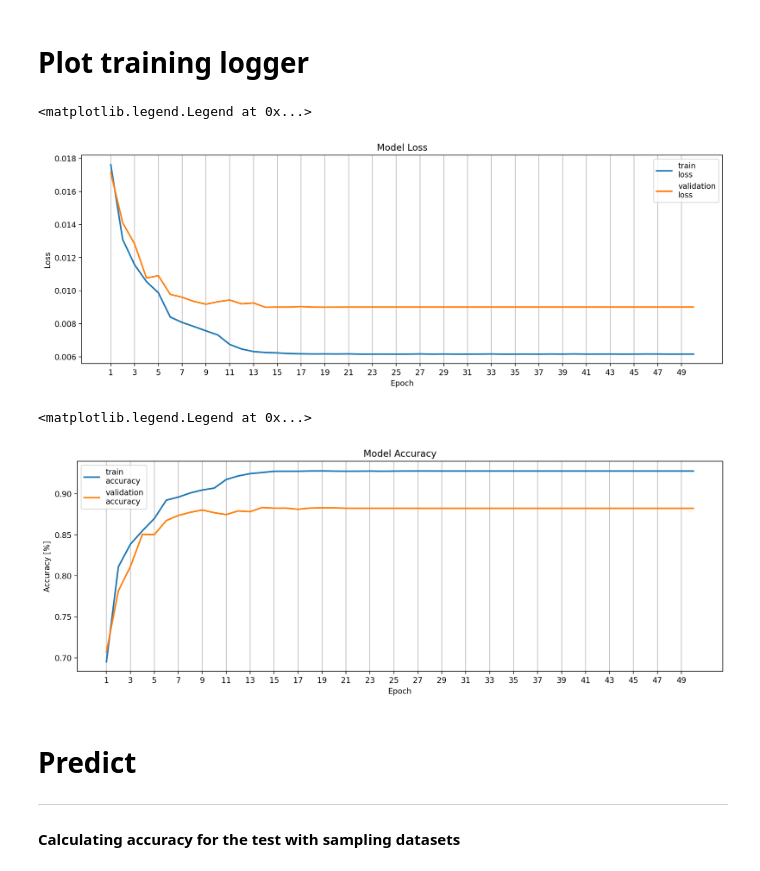
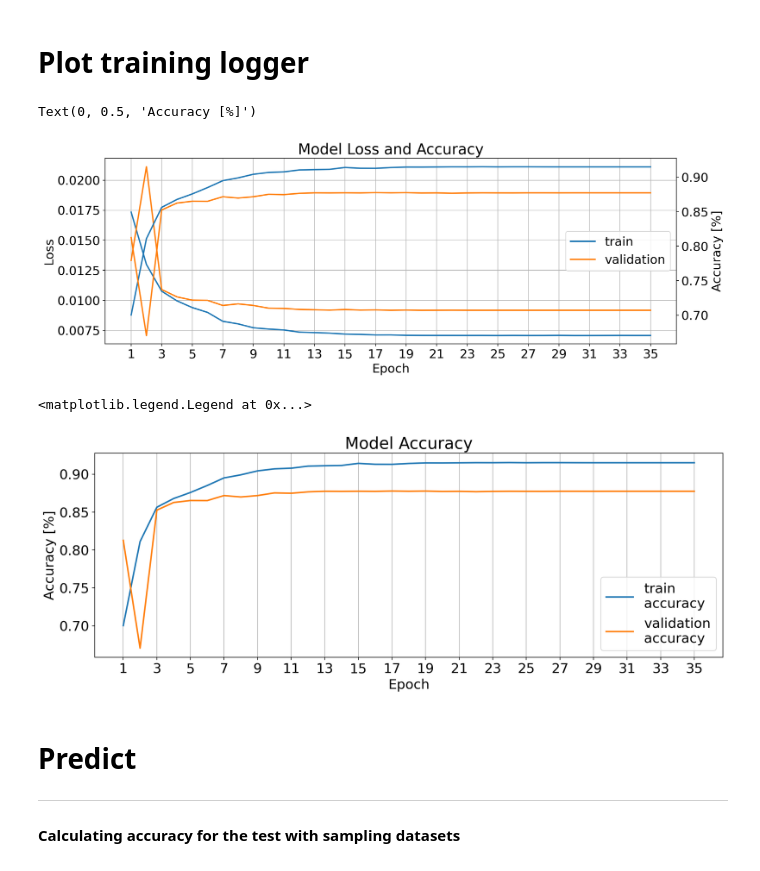
Before and after one commit to RoyElkabetz/Sentiment-Classification-of-Machine-Summarized-Text, a Jupyter notebook: notebooks/Text_Classification_full_vs_machine_summarized.ipynb, the cells around one changed output. Saved outputs shown, nothing was run; the diff lists cells and outputs as text; code cells hidden in the pictures.

```diff
--- a/notebooks/Text_Classification_full_vs_machine_summarized.ipynb
+++ b/notebooks/Text_Classification_full_vs_machine_summarized.ipynb
@@ -380,7 +382,7 @@ def evaluate(dataloader, logger=None):
     return total_acc / total_count
 # %%
 # Hyperparameters
-EPOCHS = 50               # epoch
+EPOCHS = 35               # epoch
 LR = 5                    # learning rate
 BATCH_SIZE = 32           # batch size
 N_CLASSES = 2             # positive / negatinve
@@ -455,22 +457,31 @@ for epoch in range(1, EPOCHS + 1):
 # Plot training logger
 # %%
 import matplotlib.pylab as plt
+from pylab import rcParams
+rcParams.update({'font.size': 18})
 fig, ax = plt.subplots(1, 1, figsize=(15, 5), dpi=200)
 fig.patch.set_facecolor('white')
 
 # plot loss
-p1 = ax.plot(logger.logger['epochs'], logger.logger['train_loss'], linewidth=2, label='train\nloss')
-p2 = ax.plot(logger.logger['epochs'], logger.logger['valid_loss'], linewidth=2, label='validation\nloss')
+p1 = ax.plot(logger.logger['epochs'], logger.logger['train_loss'], linewidth=2, label='train')
+p2 = ax.plot(logger.logger['epochs'], logger.logger['valid_loss'], linewidth=2, label='validation')
 ax.set_xticks(range(1, EPOCHS + 1, 2))
 ax.set_xticklabels(range(1, EPOCHS + 1, 2))
 ax.set_xlabel('Epoch')
 ax.set_ylabel('Loss')
-ax.set_title('Model Loss')
+ax.set_title('Model Loss and Accuracy')
 ax.xaxis.grid()
-ax.legend()
+ax.yaxis.grid()
+ax.legend(loc='center right')
+
+ax1 = ax.twinx()
+# plot accuracy
+p3 = ax1.plot(logger.logger['epochs'], logger.logger['train_acc'], linewidth=2, label='train\naccuracy')
+p4 = ax1.plot(logger.logger['epochs'], logger.logger['valid_acc'], linewidth=2, label='validation\naccuracy')
+ax1.set_ylabel('Accuracy [%]')
 # %% [output]
-<matplotlib.legend.Legend at 0x...>
+Text(0, 0.5, 'Accuracy [%]')
-[figure, old version]
+[figure, new version]
 # %%
 fig, ax = plt.subplots(1, 1, figsize=(15, 5), dpi=200)
 fig.patch.set_facecolor('white')
@@ -487,7 +498,7 @@ ax.xaxis.grid()
 ax.legend()
 # %% [output]
 <matplotlib.legend.Legend at 0x...>
-[figure, old version]
+[figure, new version]
 # %% [markdown]
 # Predict
 ---
```
Also changed, not shown: parts of 13 cells of this notebook.
